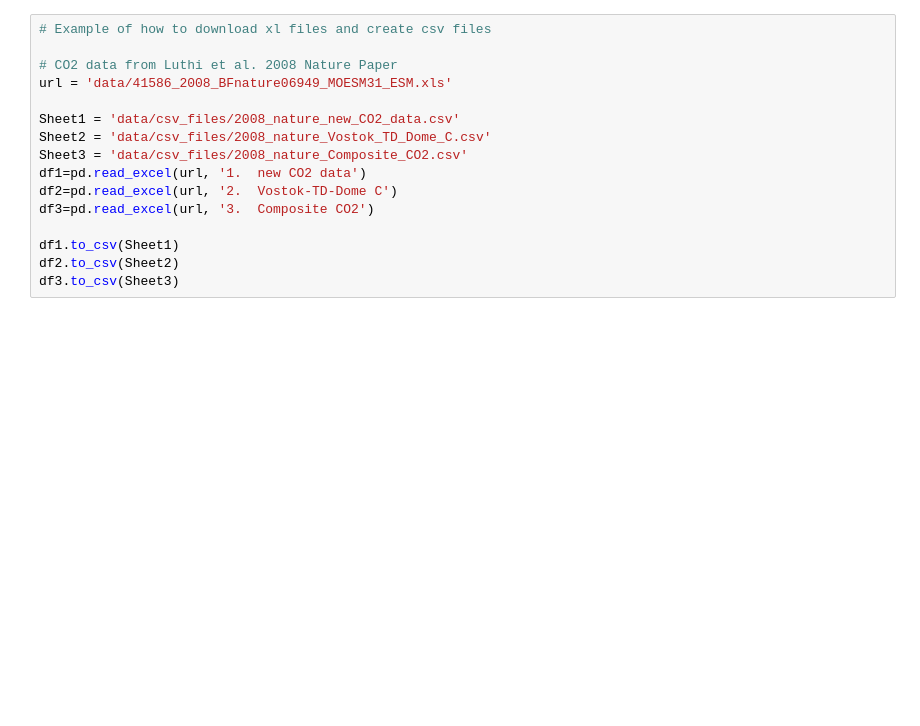
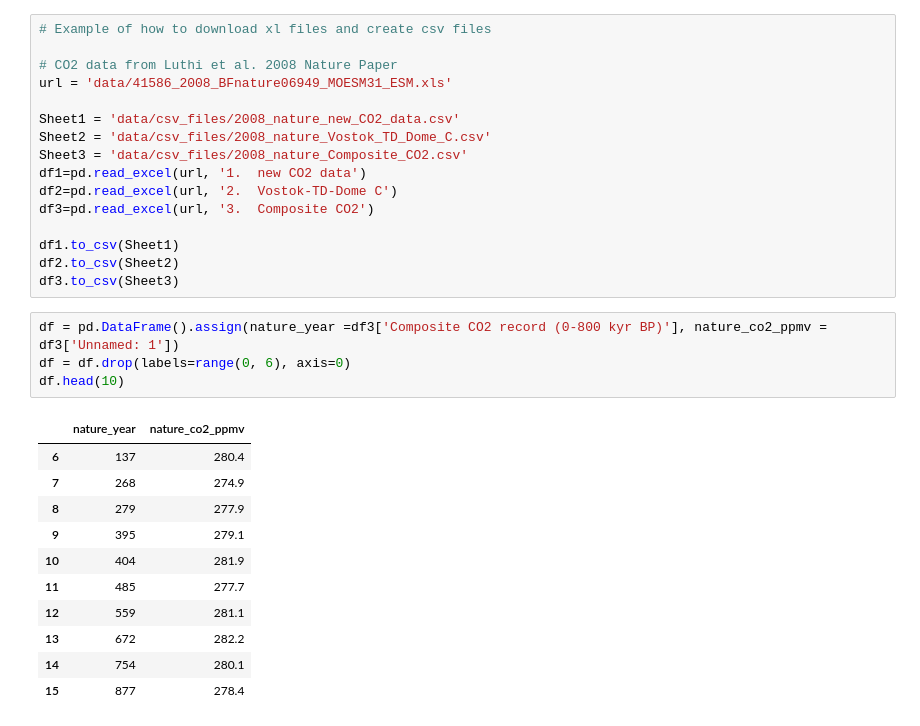
Before and after one commit to decvfox/PfDA_Project_2, a Jupyter notebook: project_2.ipynb, the cells around one changed output. Cells and saved outputs as stored; diff of their text form; blank space fills up the shorter version.

```diff
--- a/project_2.ipynb
+++ b/project_2.ipynb
@@ -41,3 +43,19 @@ df3=pd.read_excel(url, '3.  Composite CO2')
 df1.to_csv(Sheet1)
 df2.to_csv(Sheet2)
 df3.to_csv(Sheet3)
+# %%
+df = pd.DataFrame().assign(nature_year =df3['Composite CO2 record (0-800 kyr BP)'], nature_co2_ppmv = df3['Unnamed: 1'])
+df = df.drop(labels=range(0, 6), axis=0)
+df.head(10)
+# %% [output]
+|  | nature_year | nature_co2_ppmv |
+| 6 | 137 | 280.4 |
+| 7 | 268 | 274.9 |
+| 8 | 279 | 277.9 |
+| 9 | 395 | 279.1 |
+| 10 | 404 | 281.9 |
+| 11 | 485 | 277.7 |
+| 12 | 559 | 281.1 |
+| 13 | 672 | 282.2 |
+| 14 | 754 | 280.1 |
+| 15 | 877 | 278.4 |
```
Also changed, not shown: parts of 2 cells of this notebook.
